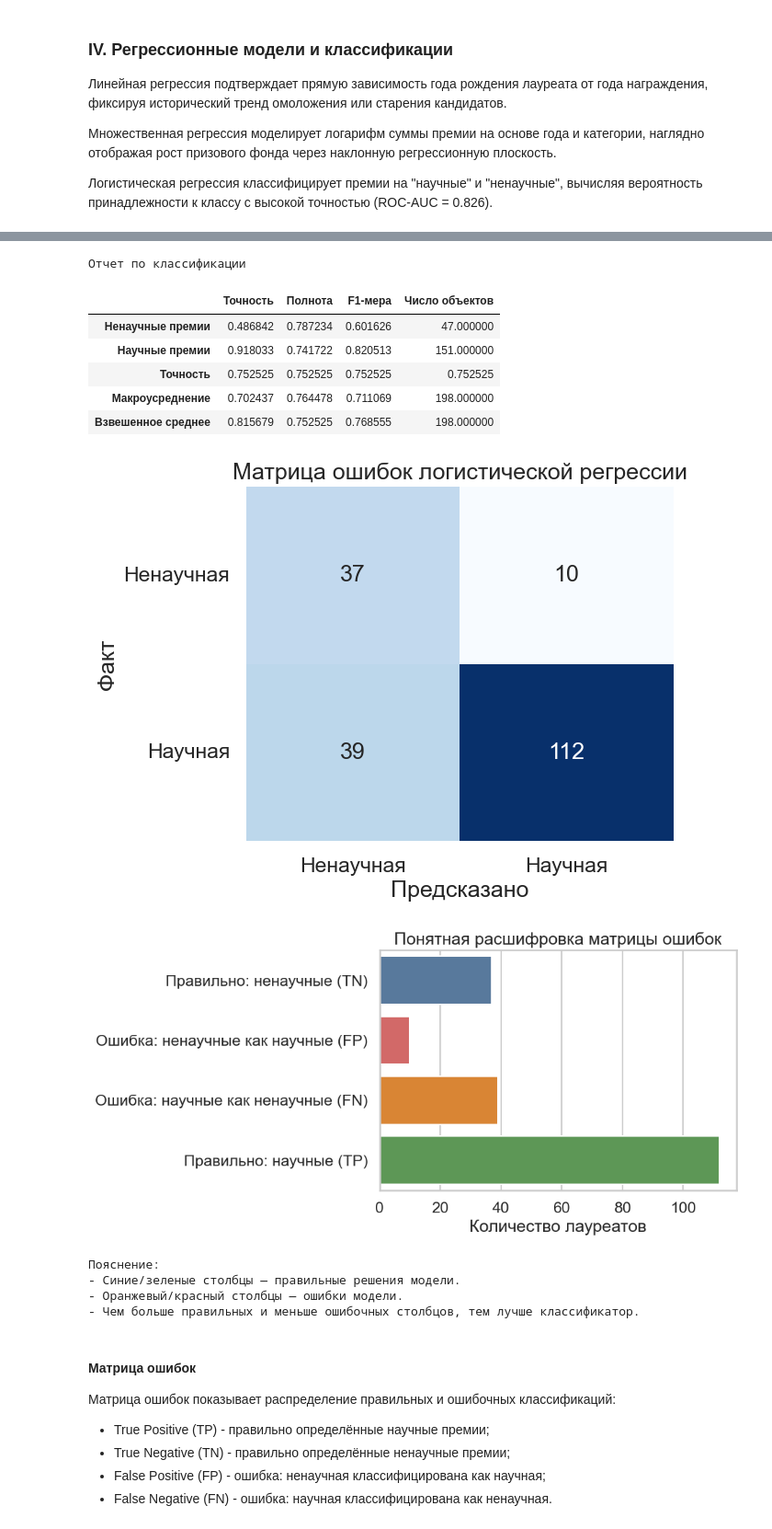
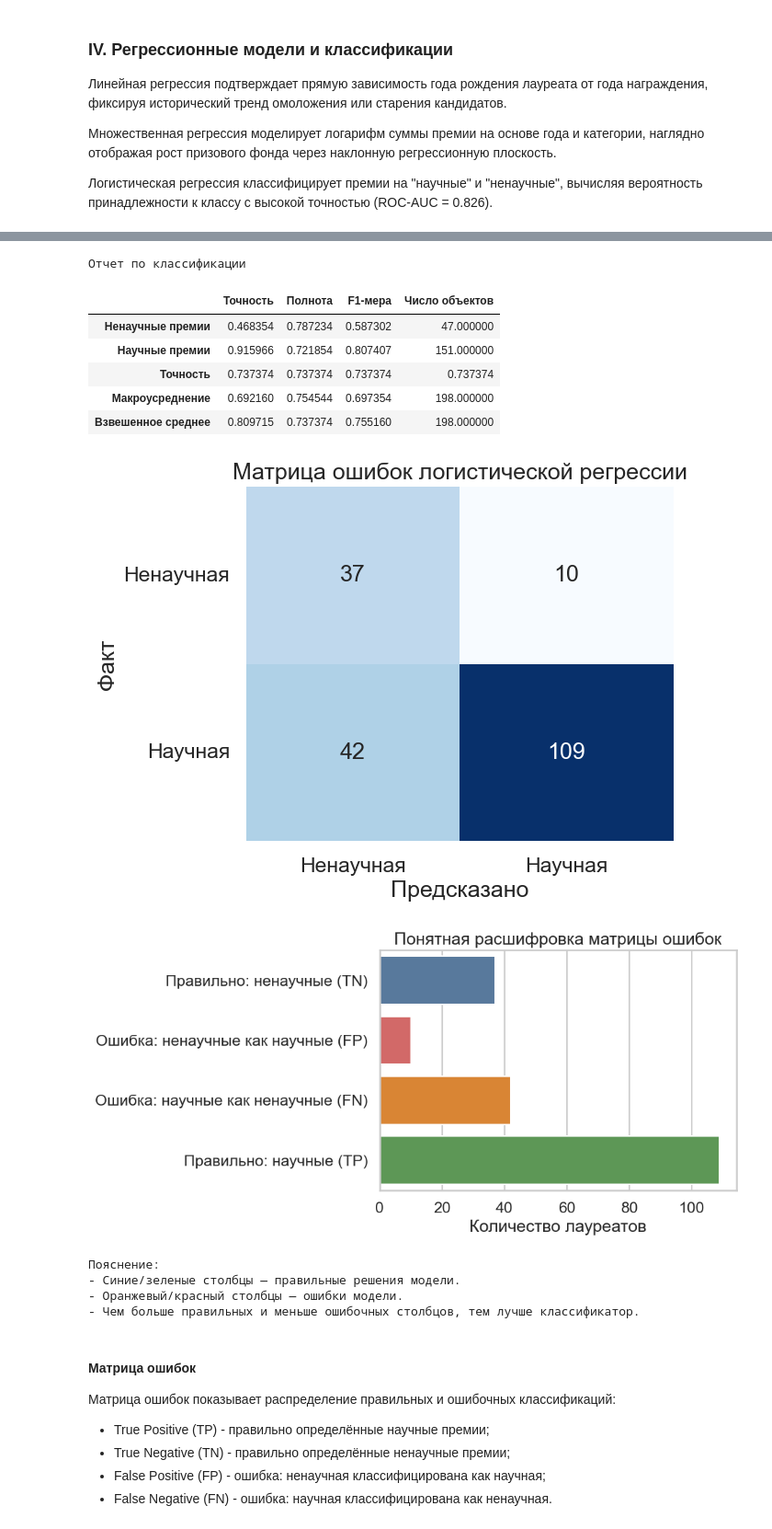
Before and after one commit to slendchat/MStAD, a Jupyter notebook: lab02/MSAD_lab2.ipynb, the cells around one changed output, grey strips where cells are left out. Shown at 92% size. Drawn from its saved outputs; the diff is of its cells as text; code cells hidden in the pictures.

```diff
--- a/lab02/MSAD_lab2.ipynb
+++ b/lab02/MSAD_lab2.ipynb
@@ -859,8 +859,45 @@ clf_preprocessor = ColumnTransformer(
     ]
 )
 
+clf_df = analysis_df.dropna(
+    subset=[
+        "is_science",
+        "birth_year",
+        "award_year_num",
+        "prize_amount_log",
+        "prize_count",
+        "gender",
+        "continent_group",
+    ]
+).copy()
+
+clf_numeric_features = ["birth_year", "award_year_num", "prize_amount_log", "prize_count"]
+clf_categorical_features = ["gender", "continent_group"]
+
+clf_preprocessor = ColumnTransformer(
+    transformers=[
+        (
+            "num",
+            Pipeline([
+                ("imputer", SimpleImputer(strategy="median")),
+                ("scaler", StandardScaler())
+            ]),
+            clf_numeric_features
+        ),
+        (
+            "cat",
+            Pipeline([
+                ("imputer", SimpleImputer(strategy="most_frequent")),
+                ("encoder", OneHotEncoder(handle_unknown="ignore"))
+            ]),
+            clf_categorical_features
+        ),
+    ]
+)
+
 X_clf = clf_df[clf_numeric_features + clf_categorical_features]
 y_clf = clf_df["is_science"]
+
 X_clf_train, X_clf_test, y_clf_train, y_clf_test = train_test_split(
     X_clf,
     y_clf,
@@ -948,12 +985,12 @@ print("- Чем больше правильных и меньше ошибочн
 Отчет по классификации
 |  | Точность | Полнота | F1-мера | Число объектов |
-| Ненаучные премии | 0.486842 | 0.787234 | 0.601626 | 47.000000 |
-| Научные премии | 0.918033 | 0.741722 | 0.820513 | 151.000000 |
-| Точность | 0.752525 | 0.752525 | 0.752525 | 0.752525 |
-| Макроусреднение | 0.702437 | 0.764478 | 0.711069 | 198.000000 |
-| Взвешенное среднее | 0.815679 | 0.752525 | 0.768555 | 198.000000 |
+| Ненаучные премии | 0.468354 | 0.787234 | 0.587302 | 47.000000 |
+| Научные премии | 0.915966 | 0.721854 | 0.807407 | 151.000000 |
+| Точность | 0.737374 | 0.737374 | 0.737374 | 0.737374 |
+| Макроусреднение | 0.692160 | 0.754544 | 0.697354 | 198.000000 |
+| Взвешенное среднее | 0.809715 | 0.737374 | 0.755160 | 198.000000 |
-[figure, old version]
+[figure, new version]
-[figure, old version]
+[figure, new version]
 Пояснение:
 - Синие/зеленые столбцы — правильные решения модели.
 - Оранжевый/красный столбцы — ошибки модели.
```
Also changed, not shown: parts of 4 cells of this notebook.
